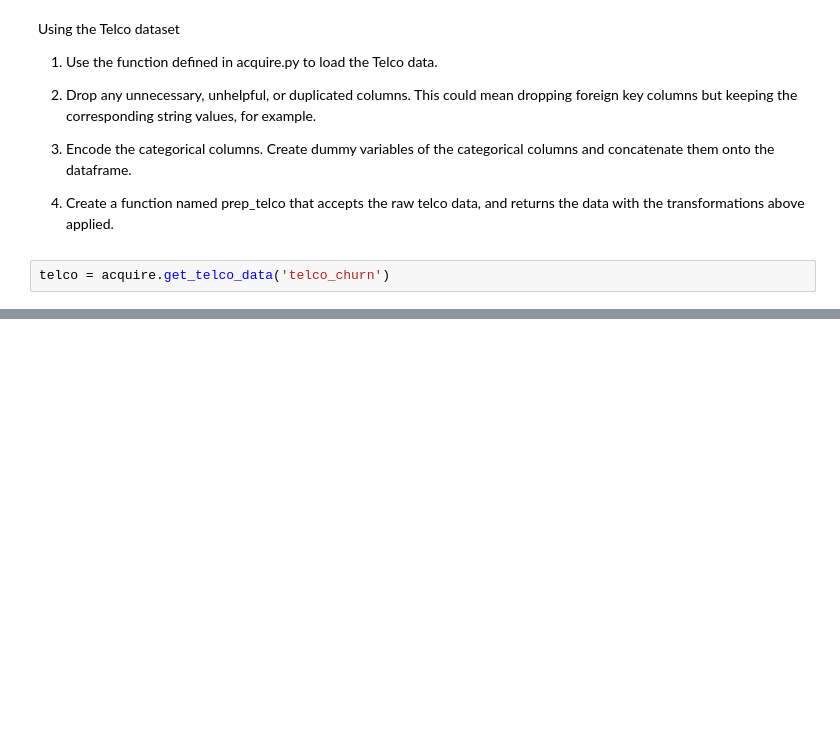
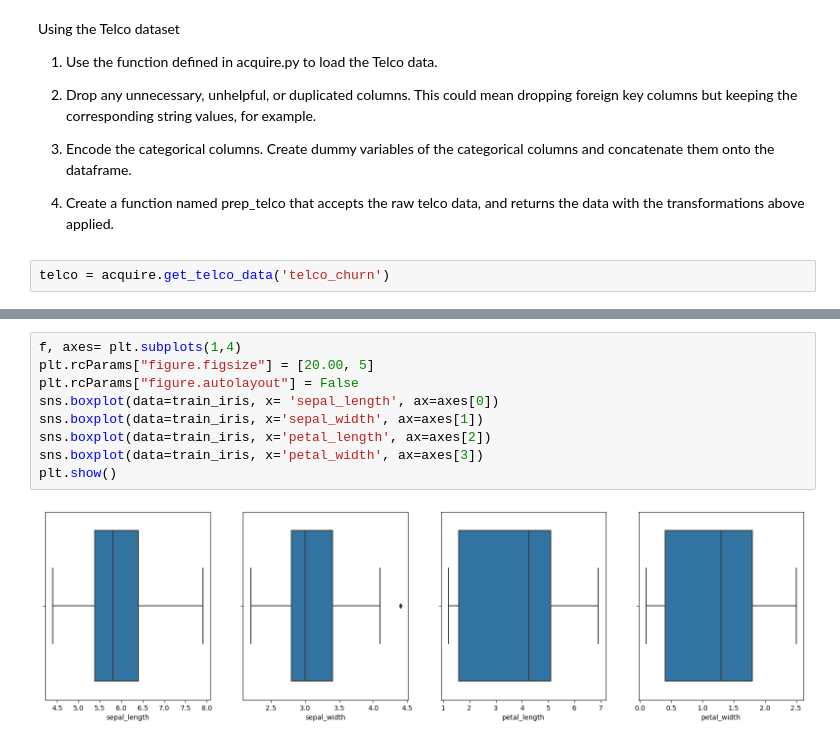
Before and after one commit to jeremiah-toribio/classification-exercises, a Jupyter notebook: classification_exercises.ipynb, the cells around one changed output, grey strips where cells are left out. Cells and saved outputs as stored; diff of their text form; blank space fills up the shorter version.

```diff
--- a/classification_exercises.ipynb
+++ b/classification_exercises.ipynb
@@ -404,0 +500,11 @@ def prep_telco():
+# %%
+f, axes= plt.subplots(1,4)
+plt.rcParams["figure.figsize"] = [20.00, 5]
+plt.rcParams["figure.autolayout"] = False
+sns.boxplot(data=train_iris, x= 'sepal_length', ax=axes[0])
+sns.boxplot(data=train_iris, x='sepal_width', ax=axes[1])
+sns.boxplot(data=train_iris, x='petal_length', ax=axes[2])
+sns.boxplot(data=train_iris, x='petal_width', ax=axes[3])
+plt.show()
+# %% [output]
+[figure, added]
```
Also changed, not shown: parts of 45 cells of this notebook, 3 other files.
